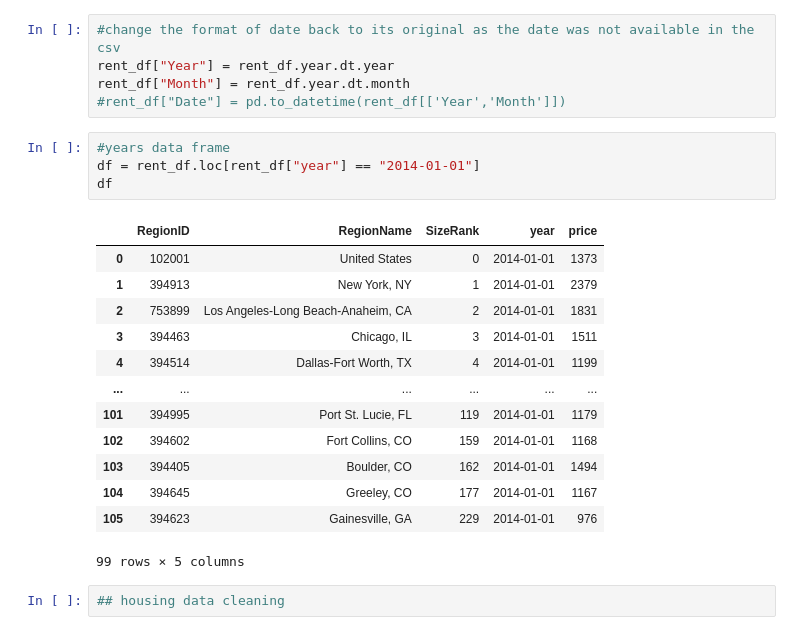
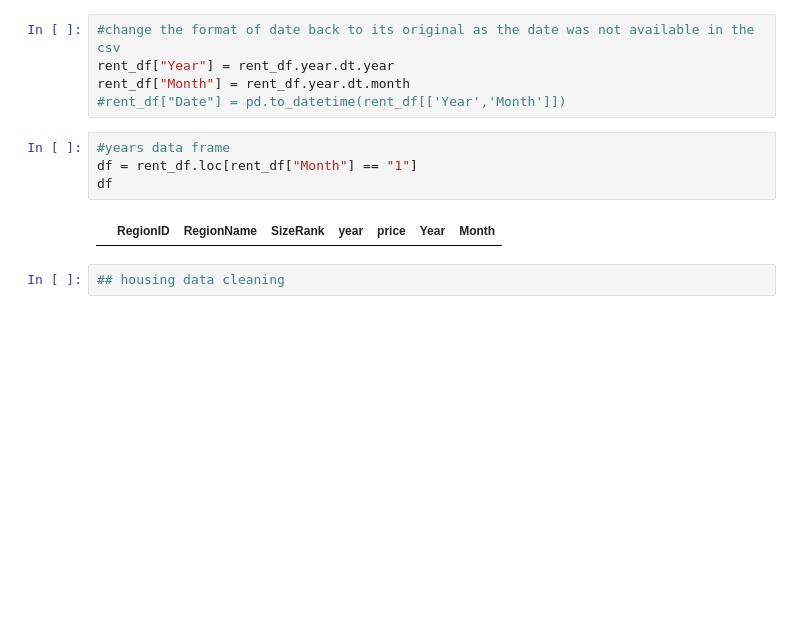
Before and after one commit to marybellavia/project-two, a Jupyter notebook: ETL.ipynb, the cells around one changed output. Drawn from its saved outputs; the diff is of its cells as text; blank space fills up the shorter version.

```diff
--- a/ETL.ipynb
+++ b/ETL.ipynb
@@ -115,22 +115,10 @@ rent_df["Month"] = rent_df.year.dt.month
 #rent_df["Date"] = pd.to_datetime(rent_df[['Year','Month']])
 # %%
 #years data frame
-df = rent_df.loc[rent_df["year"] == "2014-01-01"]
+df = rent_df.loc[rent_df["Month"] == "1"]
 df
 # %% [output]
-|  | RegionID | RegionName | SizeRank | year | price |
-| 0 | 102001 | United States | 0 | 2014-01-01 | 1373 |
-| 1 | 394913 | New York, NY | 1 | 2014-01-01 | 2379 |
-| 2 | 753899 | Los Angeles-Long Beach-Anaheim, CA | 2 | 2014-01-01 | 1831 |
-| 3 | 394463 | Chicago, IL | 3 | 2014-01-01 | 1511 |
-| 4 | 394514 | Dallas-Fort Worth, TX | 4 | 2014-01-01 | 1199 |
-| ... | ... | ... | ... | ... | ... |
-| 101 | 394995 | Port St. Lucie, FL | 119 | 2014-01-01 | 1179 |
-| 102 | 394602 | Fort Collins, CO | 159 | 2014-01-01 | 1168 |
-| 103 | 394405 | Boulder, CO | 162 | 2014-01-01 | 1494 |
-| 104 | 394645 | Greeley, CO | 177 | 2014-01-01 | 1167 |
-| 105 | 394623 | Gainesville, GA | 229 | 2014-01-01 | 976 |
+|  | RegionID | RegionName | SizeRank | year | price | Year | Month |
-99 rows × 5 columns
 # %%
 ## housing data cleaning
 # %%
```
Also changed, not shown: parts of 4 cells of this notebook, 6 other files.
